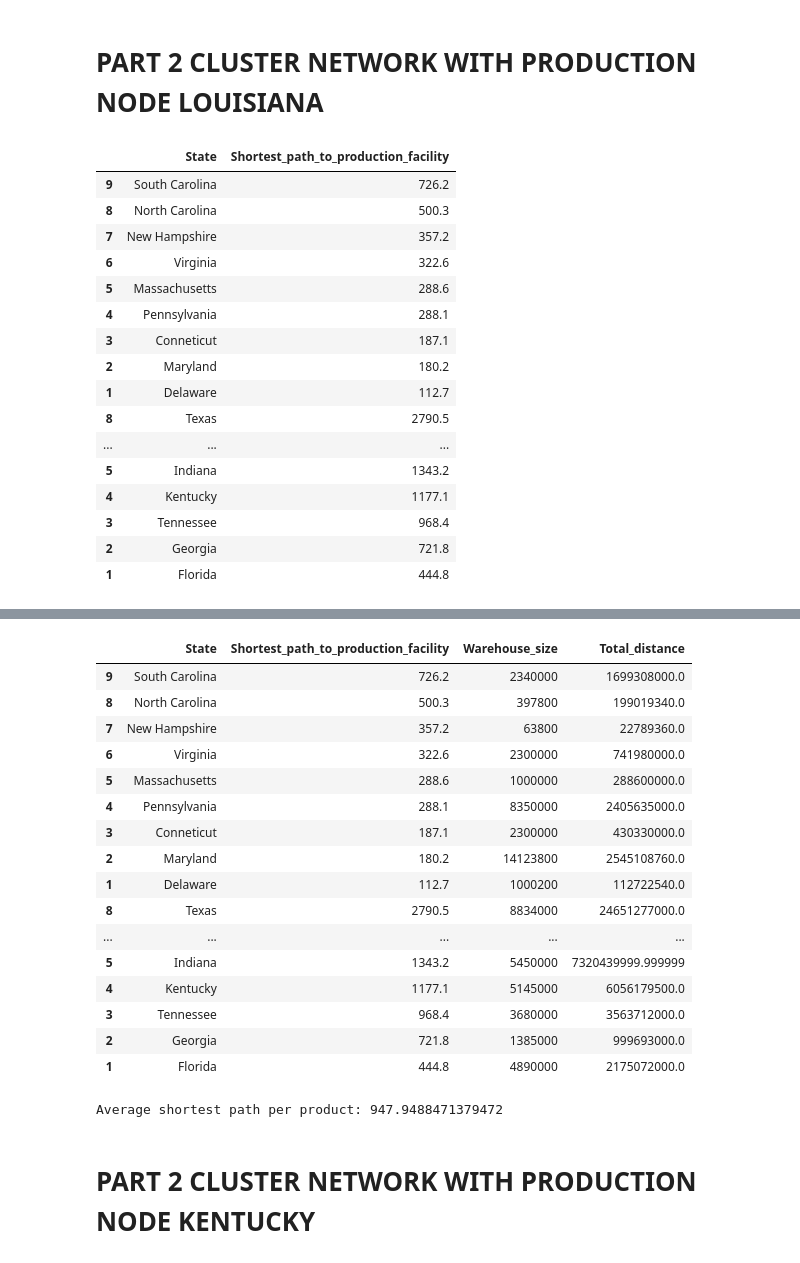
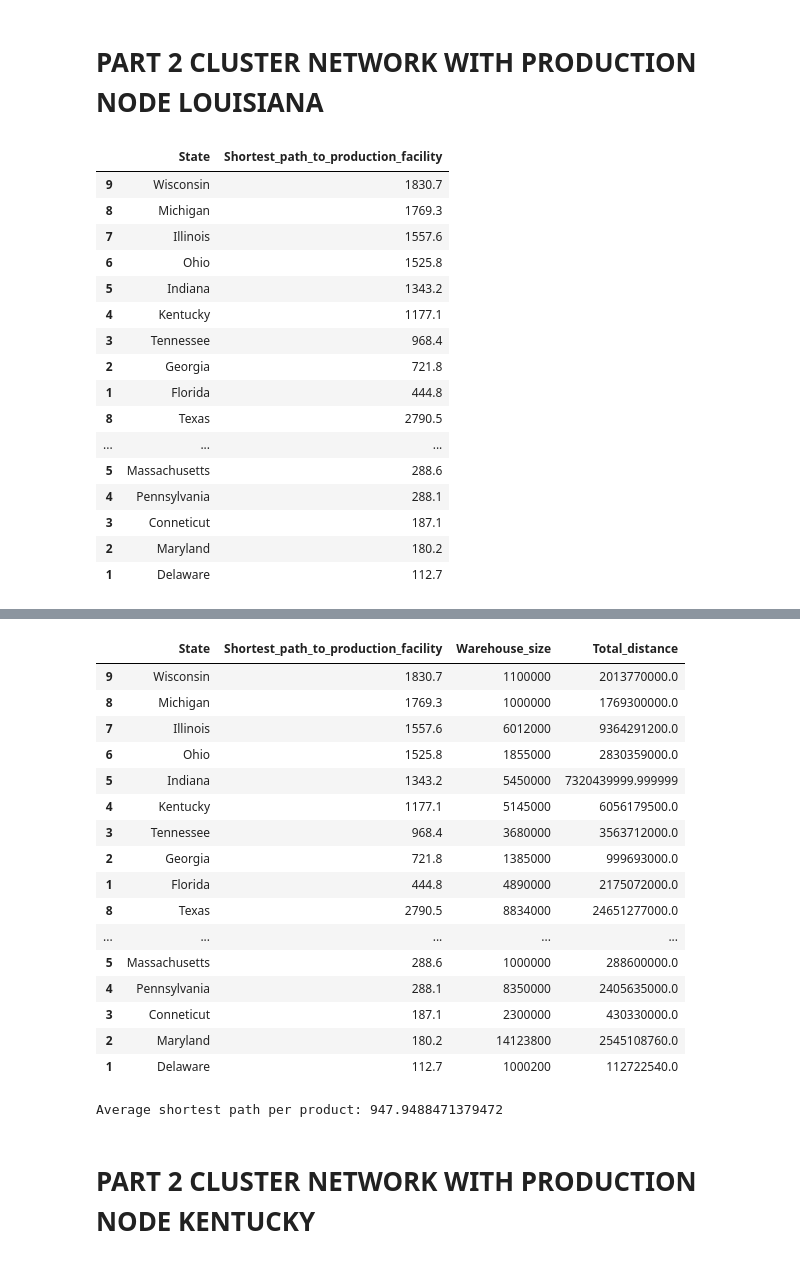
Before and after one commit to kelvinengee/network, a Jupyter notebook: Mississippi.ipynb, the cells around one changed output, grey strips where cells are left out. Cells and saved outputs as stored; diff of their text form; code cells hidden in the pictures.

```diff
--- a/Mississippi.ipynb
+++ b/Mississippi.ipynb
@@ -1226,22 +1188,22 @@ Mississippi_Graph.nodes["Maryland"]["warehouse size"] = 14123800
 Mississippi_Graph.nodes["Conneticut"]["warehouse size"] = 2300000
 
 
-metrics_cluster1(Cluster1_Graph,Cluster2_Graph,Cluster3_Graph,'Distance','warehouse size','New Jersey','Nevada','Louisiana')
+metrics_cluster1(Cluster1_Graph,Cluster2_Graph,Cluster3_Graph,'Distance','warehouse size','Louisiana','Nevada','New Jersey')
 # %% [output]
 |  | State | Shortest_path_to_production_facility |
-| 9 | South Carolina | 726.2 |
-| 8 | North Carolina | 500.3 |
-| 7 | New Hampshire | 357.2 |
-| 6 | Virginia | 322.6 |
+| 9 | Wisconsin | 1830.7 |
+| 8 | Michigan | 1769.3 |
+| 7 | Illinois | 1557.6 |
+| 6 | Ohio | 1525.8 |
+| 5 | Indiana | 1343.2 |
+| 4 | Kentucky | 1177.1 |
+| 3 | Tennessee | 968.4 |
+| 2 | Georgia | 721.8 |
+| 1 | Florida | 444.8 |
+| 8 | Texas | 2790.5 |
+| ... | ... | ... |
 | 5 | Massachusetts | 288.6 |
 | 4 | Pennsylvania | 288.1 |
 | 3 | Conneticut | 187.1 |
 | 2 | Maryland | 180.2 |
 | 1 | Delaware | 112.7 |
-| 8 | Texas | 2790.5 |
-| ... | ... | ... |
-| 5 | Indiana | 1343.2 |
-| 4 | Kentucky | 1177.1 |
-| 3 | Tennessee | 968.4 |
-| 2 | Georgia | 721.8 |
-| 1 | Florida | 444.8 |
@@ -1249,20 +1211,20 @@ Average shortest path: 986.2346153846152
 |  | State | Shortest_path_to_production_facility | Warehouse_size | Total_distance |
-| 9 | South Carolina | 726.2 | 2340000 | 1699308000.0 |
-| 8 | North Carolina | 500.3 | 397800 | 199019340.0 |
-| 7 | New Hampshire | 357.2 | 63800 | 22789360.0 |
-| 6 | Virginia | 322.6 | 2300000 | 741980000.0 |
+| 9 | Wisconsin | 1830.7 | 1100000 | 2013770000.0 |
+| 8 | Michigan | 1769.3 | 1000000 | 1769300000.0 |
+| 7 | Illinois | 1557.6 | 6012000 | 9364291200.0 |
+| 6 | Ohio | 1525.8 | 1855000 | 2830359000.0 |
+| 5 | Indiana | 1343.2 | 5450000 | 7320439999.999999 |
+| 4 | Kentucky | 1177.1 | 5145000 | 6056179500.0 |
+| 3 | Tennessee | 968.4 | 3680000 | 3563712000.0 |
+| 2 | Georgia | 721.8 | 1385000 | 999693000.0 |
+| 1 | Florida | 444.8 | 4890000 | 2175072000.0 |
+| 8 | Texas | 2790.5 | 8834000 | 24651277000.0 |
+| ... | ... | ... | ... | ... |
 | 5 | Massachusetts | 288.6 | 1000000 | 288600000.0 |
 | 4 | Pennsylvania | 288.1 | 8350000 | 2405635000.0 |
 | 3 | Conneticut | 187.1 | 2300000 | 430330000.0 |
 | 2 | Maryland | 180.2 | 14123800 | 2545108760.0 |
 | 1 | Delaware | 112.7 | 1000200 | 112722540.0 |
-| 8 | Texas | 2790.5 | 8834000 | 24651277000.0 |
-| ... | ... | ... | ... | ... |
-| 5 | Indiana | 1343.2 | 5450000 | 7320439999.999999 |
-| 4 | Kentucky | 1177.1 | 5145000 | 6056179500.0 |
-| 3 | Tennessee | 968.4 | 3680000 | 3563712000.0 |
-| 2 | Georgia | 721.8 | 1385000 | 999693000.0 |
-| 1 | Florida | 444.8 | 4890000 | 2175072000.0 |
 Average shortest path per product: 947.9488471379472
 # %% [markdown]
 # PART 2 CLUSTER NETWORK WITH PRODUCTION NODE KENTUCKY
```
Also changed, not shown: parts of 21 cells of this notebook.
